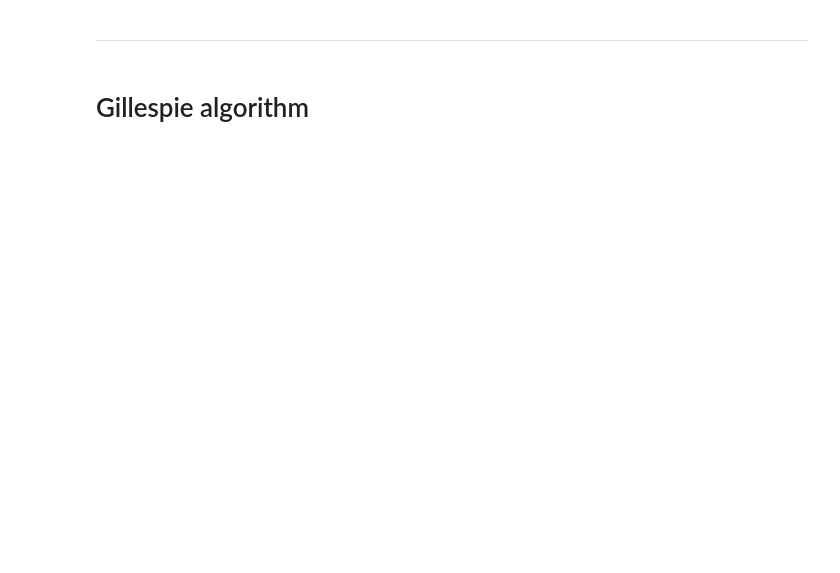
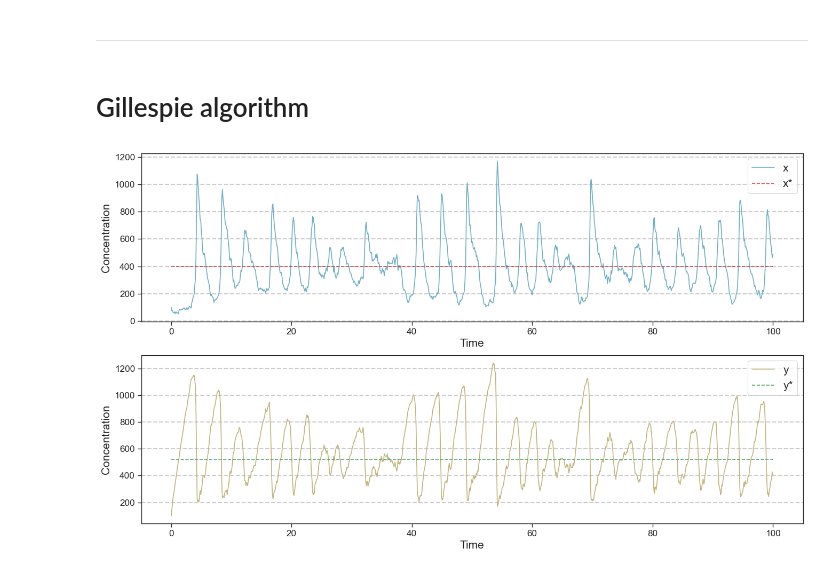
Before and after one commit to nielsdavidsen/PUK_2024, a Jupyter notebook: puk_start.ipynb, the cells around one changed output. Saved outputs shown, nothing was run; the diff lists cells and outputs as text; code cells hidden in the pictures; blank space fills up the shorter version.

```diff
--- a/puk_start.ipynb
+++ b/puk_start.ipynb
@@ -369,10 +378,31 @@ def gillespie(x, y, max_step, b_place=b):
 # %%
 # Gillespie simulation initialization
-
+vol = 200
 x = 100
 y = 100
-max_step = 1000
+max_step = 100
 
-steps, x_sim, y_sim = gillespie(x, y, max_step)
+a = 2
+b = 5.2
+c = 1
+d = 1
 
-fig, ax = plt.subplots()
+t_list, x_sim, y_sim = gillespie(x, y, max_step, b_place=b, V=vol)
+x_star = x_mark(vol, a, d)
+y_star = y_mark(vol, a, b, c, d)
+# %%
+# Plotting gillespie simulation
+
+fig, ax = plt.subplots(2, 1, figsize=(16,9), dpi=100)
+ax[0].plot(t_list, x_sim, label='x', color=colors[0])
+ax[0].hlines(x_star, 0, max_step, color='r', linestyle='--', label='x*')
+
+ax[1].plot(t_list, y_sim, label='y', color=colors[1])
+ax[1].hlines(y_star, 0, max_step, color='g', linestyle='--', label='y*')
+
+for i in range(len(ax)):
+    ax[i].set_xlabel('Time', fontsize=15)
+    ax[i].set_ylabel('Concentration', fontsize=15)
+    ax[i].legend(fontsize=15)
+# %% [output]
+[figure, added]
```
Also changed, not shown: parts of 8 cells of this notebook.
